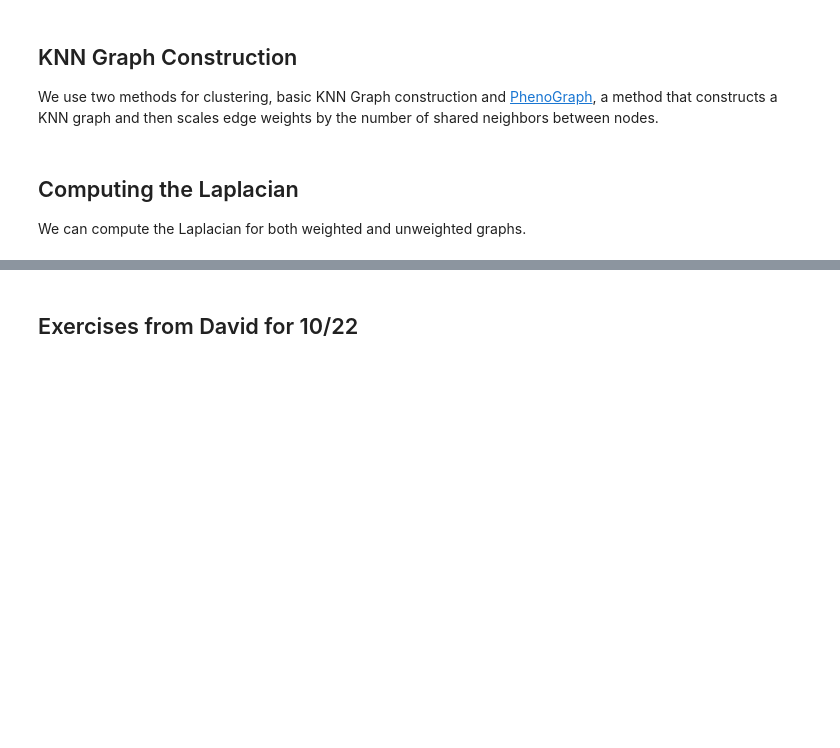
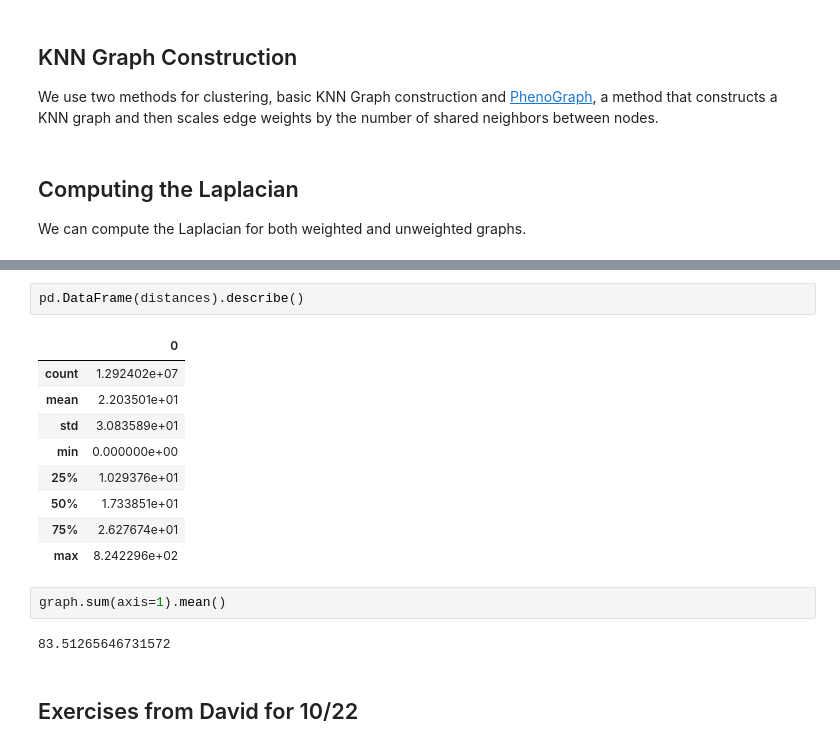
Before and after one commit to kushagrasharma/hormozlab, a Jupyter notebook: data exploration.ipynb, the cells around one changed output, grey strips where cells are left out. Drawn from its saved outputs; the diff is of its cells as text; blank space fills up the shorter version.

```diff
--- a/data exploration.ipynb
+++ b/data exploration.ipynb
@@ -87,3 +118,19 @@ lambda_all, v_all = get_laplacian_eig_from_laplacian(laplacian_all)
+# %%
+pd.DataFrame(distances).describe()
+# %% [output]
+|  | 0 |
+| count | 1.292402e+07 |
+| mean | 2.203501e+01 |
+| std | 3.083589e+01 |
+| min | 0.000000e+00 |
+| 25% | 1.029376e+01 |
+| 50% | 1.733851e+01 |
+| 75% | 2.627674e+01 |
+| max | 8.242296e+02 |
+# %%
+graph.sum(axis=1).mean()
+# %% [output]
+83.51265646731572
 # %% [markdown]
 ## Exercises from David for 10/22
 # %%
```
Also changed, not shown: parts of 13 cells of this notebook, 5 other files.
